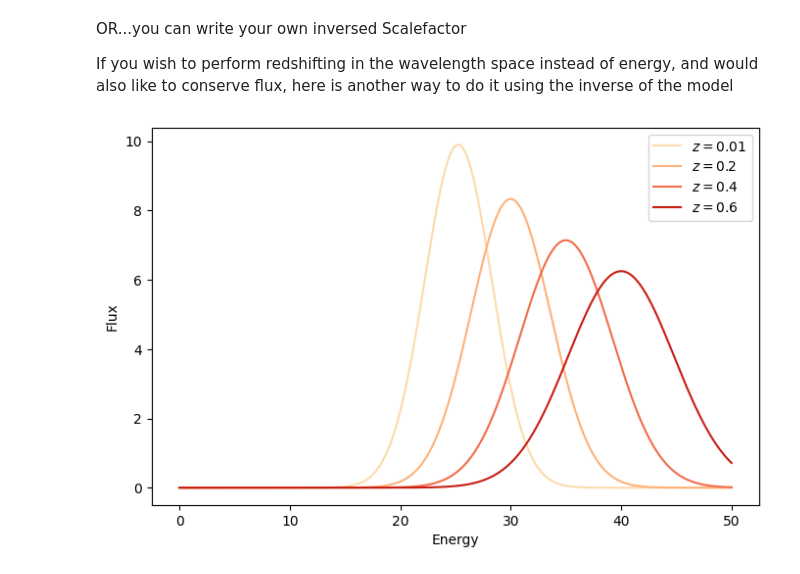
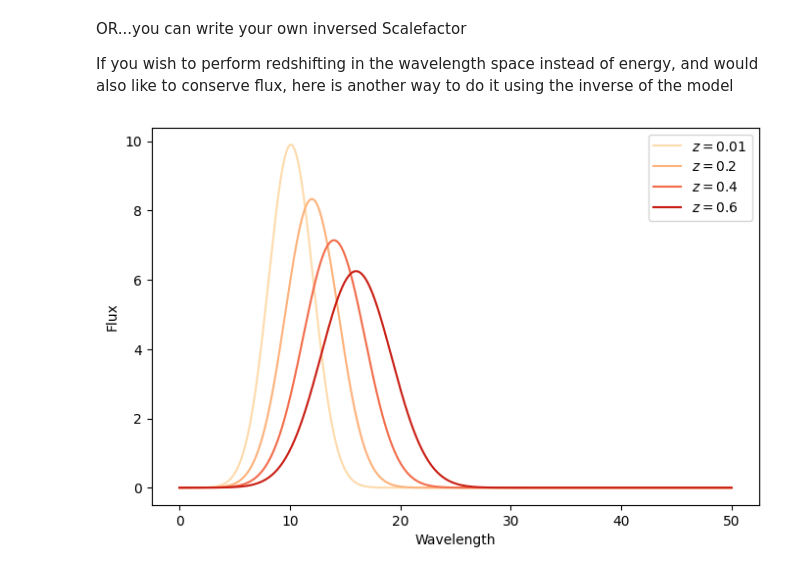
Before and after one commit to m4ttes4/CosmoSynth, a Jupyter notebook: models/combining_models.ipynb, the cells around one changed output. Drawn from its saved outputs; the diff is of its cells as text; code cells hidden in the pictures.

```diff
--- a/models/combining_models.ipynb
+++ b/models/combining_models.ipynb
@@ -132,8 +183,7 @@ gaussian['x0'].value = 25
 gaussian['stddev'].value = 3
 
 class RedshiftFactor(Kernel1D):
-    def __init__(self, z, **kwargs):
-        super().__init__(**kwargs)
+    def __init__(self, z):
         self.z = z
 
     def evaluate(self, data):
@@ -161,26 +211,28 @@ If you wish to perform redshifting in the wavelength space instead of energy, an
 # %%
 class InversedRedshiftFactor(Kernel1D):
     def __init__(self, z, **kwargs):
         super().__init__(**kwargs)
 
         self.z = z
 
     def evaluate(self, data):
         z = 1.0 / (1.0 + self.z) - 1.0
         return data * (1 + z)
 
 
+#gaussian['x0'].value = 10
+
 plt.figure(figsize=(8, 5))
 
 for z in (0.01, 0.2, 0.4, 0.6):
-    g = InversedRedshiftFactor(z) | gaussian | InversedRedshiftFactor(z)
+    g = InversedRedshiftFactor(z) | Gaussian1D(amp=10, x0=10, stddev=2) | InversedRedshiftFactor(z)
 
-    plt.plot(Xx, g.evaluate(Xx), color=plt.cm.OrRd(z+0.2), label=f"$z={z}$")
+    plt.plot(Xx, g.evaluate(Xx), color=plt.cm.OrRd(z + 0.2), label=f"$z={z}$")
 
 
-plt.xlabel("Energy")
+plt.xlabel("Wavelength")
 plt.ylabel("Flux")
 plt.legend()
 plt.show()
 # %% [output]
-[figure, old version]
+[figure, new version]
```
Also changed, not shown: parts of 5 cells of this notebook, 6 other files.
